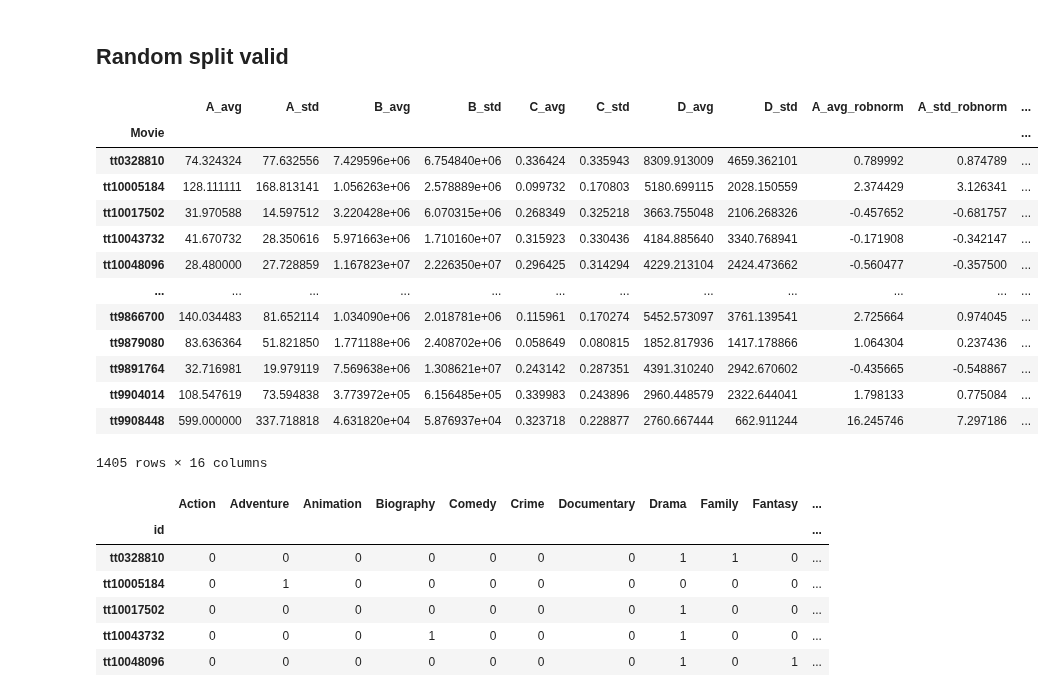
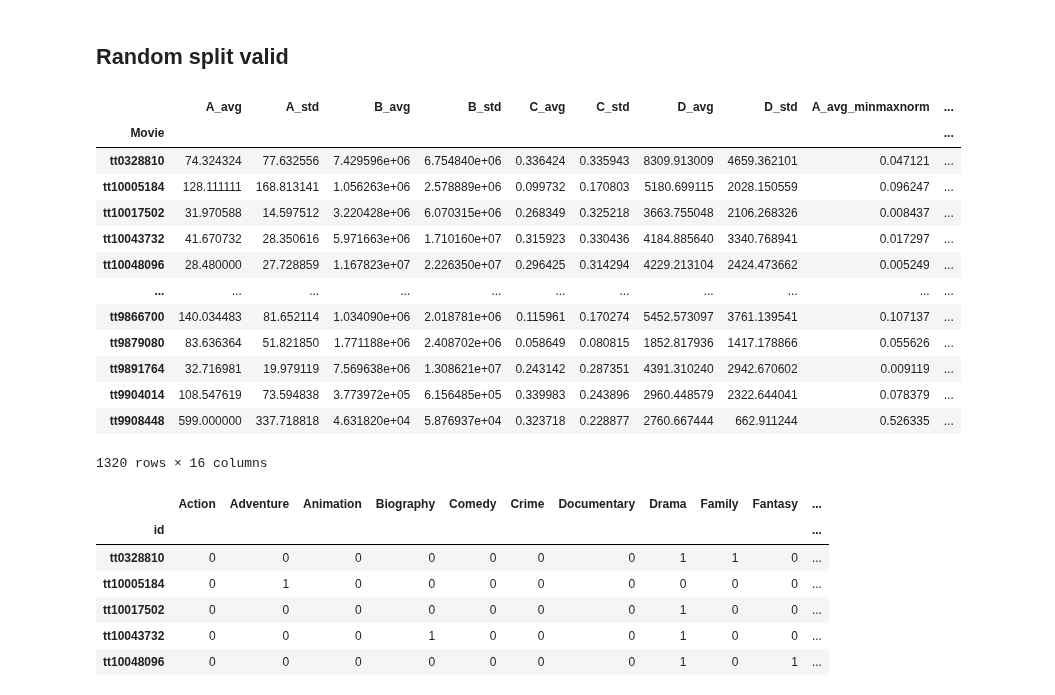
Before and after one commit to arrowill74/GPUbackup, a Jupyter notebook: Video/ShallowNN.ipynb, the cells around one changed output. Saved outputs shown, nothing was run; the diff lists cells and outputs as text; code cells hidden in the pictures.

```diff
--- a/Video/ShallowNN.ipynb
+++ b/Video/ShallowNN.ipynb
@@ -103,24 +103,24 @@ WEIGHTS_SAVE = './weight/' + SAVE_NAME + '.h5'
 # %% [markdown]
 ## Random split valid
 # %%
-train_data = pd.read_csv('./csv/computed_robnorm_2018.csv')
+train_data = pd.read_csv('./csv/computed_minmaxnorm_2018.csv')
 train_data = train_data.set_index('Movie')
 train_data
 # %% [output]
-|  | A_avg | A_std | B_avg | B_std | C_avg | C_std | D_avg | D_std | A_avg_robnorm | A_std_robnorm | ... |
-| Movie |  |  |  |  |  |  |  |  |  |  | ... |
-| tt0328810 | 74.324324 | 77.632556 | 7.429596e+06 | 6.754840e+06 | 0.336424 | 0.335943 | 8309.913009 | 4659.362101 | 0.789992 | 0.874789 | ... |
-| tt10005184 | 128.111111 | 168.813141 | 1.056263e+06 | 2.578889e+06 | 0.099732 | 0.170803 | 5180.699115 | 2028.150559 | 2.374429 | 3.126341 | ... |
-| tt10017502 | 31.970588 | 14.597512 | 3.220428e+06 | 6.070315e+06 | 0.268349 | 0.325218 | 3663.755048 | 2106.268326 | -0.457652 | -0.681757 | ... |
-| tt10043732 | 41.670732 | 28.350616 | 5.971663e+06 | 1.710160e+07 | 0.315923 | 0.330436 | 4184.885640 | 3340.768941 | -0.171908 | -0.342147 | ... |
-| tt10048096 | 28.480000 | 27.728859 | 1.167823e+07 | 2.226350e+07 | 0.296425 | 0.314294 | 4229.213104 | 2424.473662 | -0.560477 | -0.357500 | ... |
-| ... | ... | ... | ... | ... | ... | ... | ... | ... | ... | ... | ... |
-| tt9866700 | 140.034483 | 81.652114 | 1.034090e+06 | 2.018781e+06 | 0.115961 | 0.170274 | 5452.573097 | 3761.139541 | 2.725664 | 0.974045 | ... |
-| tt9879080 | 83.636364 | 51.821850 | 1.771188e+06 | 2.408702e+06 | 0.058649 | 0.080815 | 1852.817936 | 1417.178866 | 1.064304 | 0.237436 | ... |
-| tt9891764 | 32.716981 | 19.979119 | 7.569638e+06 | 1.308621e+07 | 0.243142 | 0.287351 | 4391.310240 | 2942.670602 | -0.435665 | -0.548867 | ... |
-| tt9904014 | 108.547619 | 73.594838 | 3.773972e+05 | 6.156485e+05 | 0.339983 | 0.243896 | 2960.448579 | 2322.644041 | 1.798133 | 0.775084 | ... |
-| tt9908448 | 599.000000 | 337.718818 | 4.631820e+04 | 5.876937e+04 | 0.323718 | 0.228877 | 2760.667444 | 662.911244 | 16.245746 | 7.297186 | ... |
+|  | A_avg | A_std | B_avg | B_std | C_avg | C_std | D_avg | D_std | A_avg_minmaxnorm | ... |
+| Movie |  |  |  |  |  |  |  |  |  | ... |
+| tt0328810 | 74.324324 | 77.632556 | 7.429596e+06 | 6.754840e+06 | 0.336424 | 0.335943 | 8309.913009 | 4659.362101 | 0.047121 | ... |
+| tt10005184 | 128.111111 | 168.813141 | 1.056263e+06 | 2.578889e+06 | 0.099732 | 0.170803 | 5180.699115 | 2028.150559 | 0.096247 | ... |
+| tt10017502 | 31.970588 | 14.597512 | 3.220428e+06 | 6.070315e+06 | 0.268349 | 0.325218 | 3663.755048 | 2106.268326 | 0.008437 | ... |
+| tt10043732 | 41.670732 | 28.350616 | 5.971663e+06 | 1.710160e+07 | 0.315923 | 0.330436 | 4184.885640 | 3340.768941 | 0.017297 | ... |
+| tt10048096 | 28.480000 | 27.728859 | 1.167823e+07 | 2.226350e+07 | 0.296425 | 0.314294 | 4229.213104 | 2424.473662 | 0.005249 | ... |
+| ... | ... | ... | ... | ... | ... | ... | ... | ... | ... | ... |
+| tt9866700 | 140.034483 | 81.652114 | 1.034090e+06 | 2.018781e+06 | 0.115961 | 0.170274 | 5452.573097 | 3761.139541 | 0.107137 | ... |
+| tt9879080 | 83.636364 | 51.821850 | 1.771188e+06 | 2.408702e+06 | 0.058649 | 0.080815 | 1852.817936 | 1417.178866 | 0.055626 | ... |
+| tt9891764 | 32.716981 | 19.979119 | 7.569638e+06 | 1.308621e+07 | 0.243142 | 0.287351 | 4391.310240 | 2942.670602 | 0.009119 | ... |
+| tt9904014 | 108.547619 | 73.594838 | 3.773972e+05 | 6.156485e+05 | 0.339983 | 0.243896 | 2960.448579 | 2322.644041 | 0.078379 | ... |
+| tt9908448 | 599.000000 | 337.718818 | 4.631820e+04 | 5.876937e+04 | 0.323718 | 0.228877 | 2760.667444 | 662.911244 | 0.526335 | ... |
-1405 rows × 16 columns
+1320 rows × 16 columns
 # %%
 # train_data["C_avg_norm"] = train_data["C_avg_norm"]*0.1
 # train_data["C_std_norm"] = train_data["C_std_norm"]*0.1
```
Also changed, not shown: parts of 15 cells of this notebook, 33 other files.
